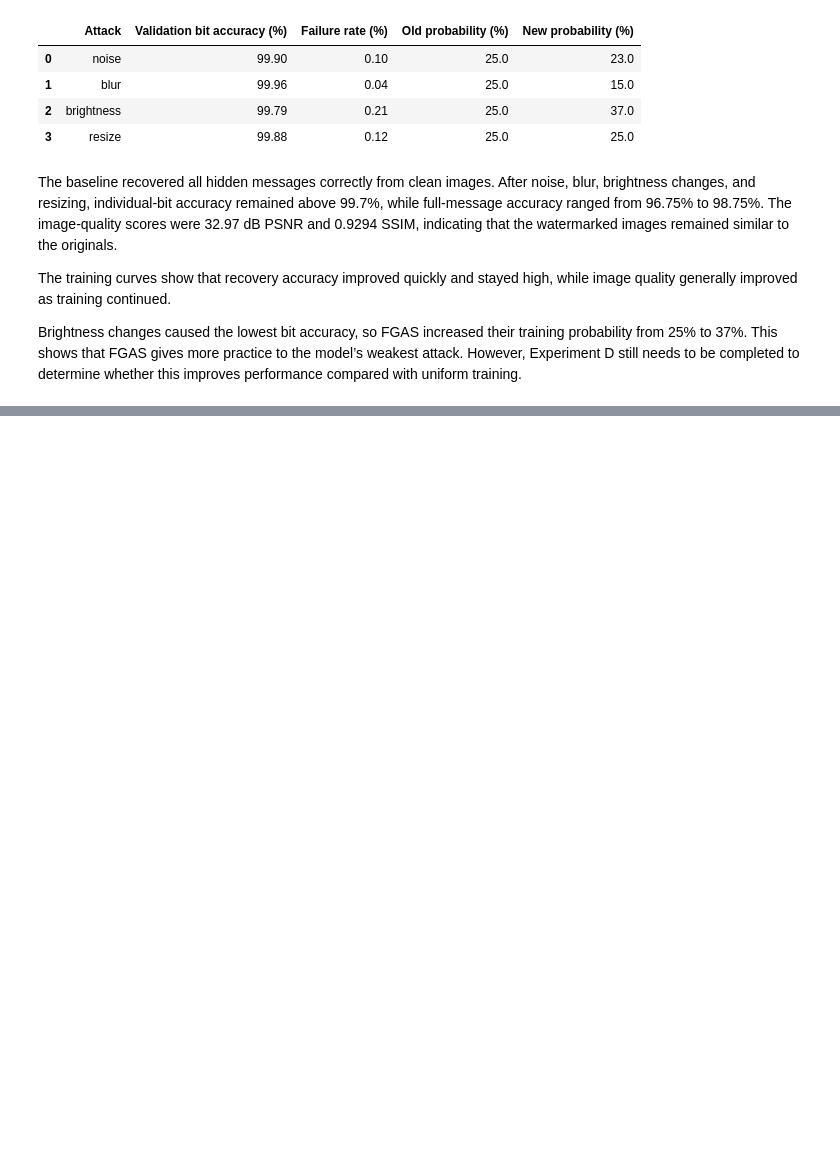
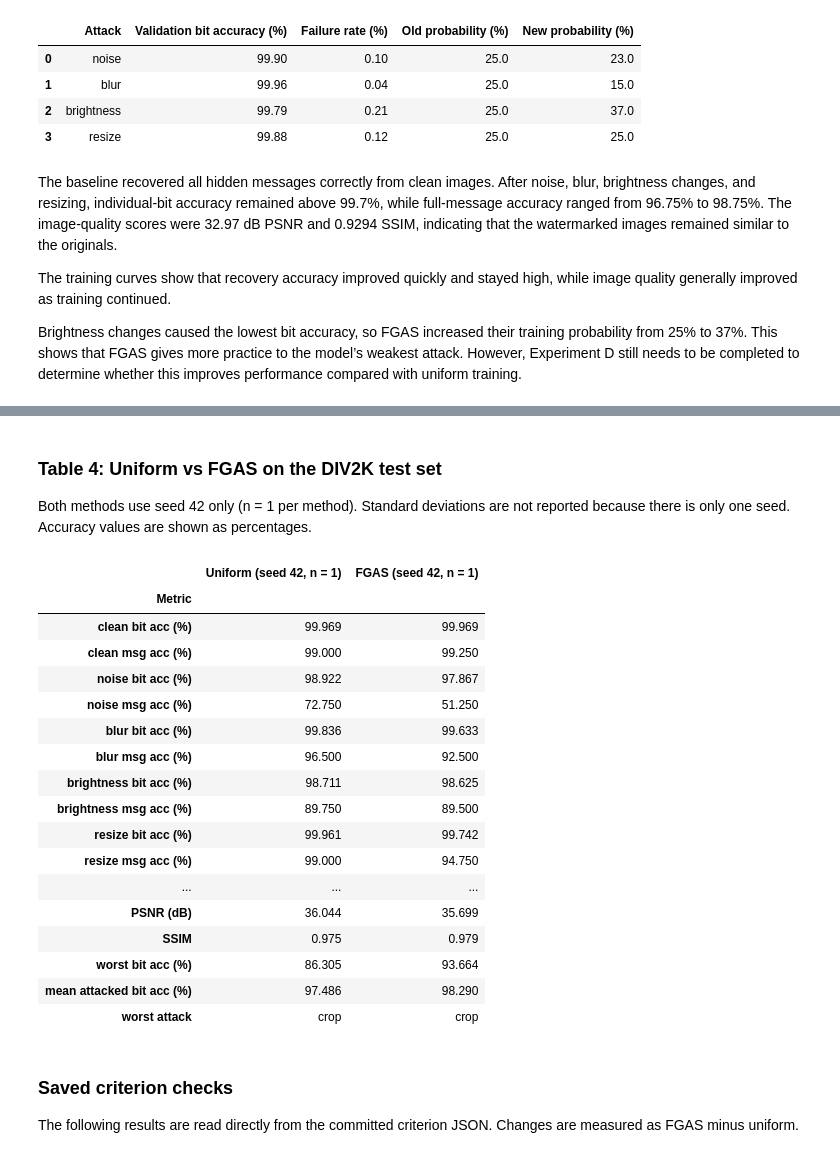
Before and after one commit to TaehunLeee5/CMPE258_Team7, a Jupyter notebook: checkin2_colab.ipynb, the cells around one changed output, grey strips where cells are left out. Cells and saved outputs as stored; diff of their text form; code cells hidden in the pictures; blank space fills up the shorter version.

```diff
--- a/checkin2_colab.ipynb
+++ b/checkin2_colab.ipynb
@@ -292,0 +439,55 @@ Brightness changes caused the lowest bit accuracy, so FGAS increased their train
+# %% [markdown]
+### Table 4: Uniform vs FGAS on the DIV2K test set
+
+Both methods use seed 42 only (n = 1 per method).
+Standard deviations are not reported because there is only one seed.
+Accuracy values are shown as percentages.
+# %%
+comparison = pd.read_csv(RESULTS / "main_comparison.csv")
+
+assert comparison["n"].eq(1).all(), "Expected one seed per method."
+
+comparison["Result"] = comparison.apply(format_result, axis=1)
+
+table4 = comparison.pivot(
+    index="metric",
+    columns="group",
+    values="Result"
+)
+
+table4 = table4.reindex(comparison["metric"].drop_duplicates())
+table4 = table4[["hard_uniform", "hard_fgas"]]
+
+table4.columns = [
+    "Uniform (seed 42, n = 1)",
+    "FGAS (seed 42, n = 1)"
+]
+
+table4.index = [metric_label(metric) for metric in table4.index]
+table4.index.name = "Metric"
+
+display(table4)
+# %% [output]
+|  | Uniform (seed 42, n = 1) | FGAS (seed 42, n = 1) |
+| Metric |  |  |
+| clean bit acc (%) | 99.969 | 99.969 |
+| clean msg acc (%) | 99.000 | 99.250 |
+| noise bit acc (%) | 98.922 | 97.867 |
+| noise msg acc (%) | 72.750 | 51.250 |
+| blur bit acc (%) | 99.836 | 99.633 |
+| blur msg acc (%) | 96.500 | 92.500 |
+| brightness bit acc (%) | 98.711 | 98.625 |
+| brightness msg acc (%) | 89.750 | 89.500 |
+| resize bit acc (%) | 99.961 | 99.742 |
+| resize msg acc (%) | 99.000 | 94.750 |
+| ... | ... | ... |
+| PSNR (dB) | 36.044 | 35.699 |
+| SSIM | 0.975 | 0.979 |
+| worst bit acc (%) | 86.305 | 93.664 |
+| mean attacked bit acc (%) | 97.486 | 98.290 |
+| worst attack | crop | crop |
+# %% [markdown]
+### Saved criterion checks
+
+The following results are read directly from the committed criterion JSON.
+Changes are measured as FGAS minus uniform.
```
Also changed, not shown: parts of 9 cells of this notebook, 1 other file.
